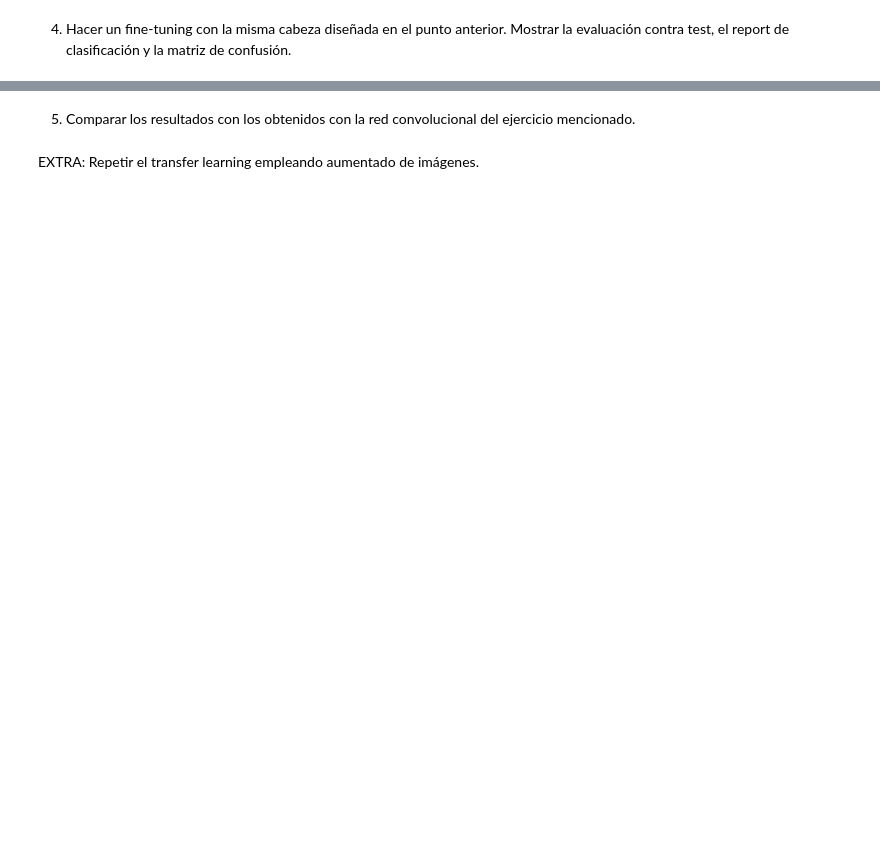
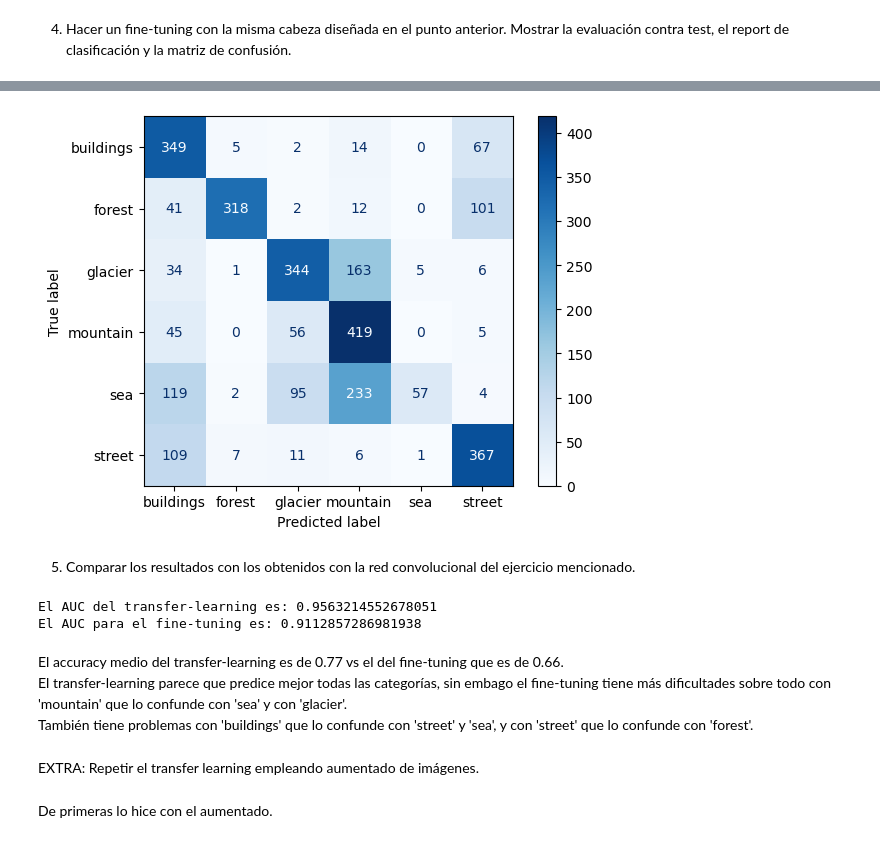
Before and after one commit to ANG112/ONLINE_DS_THEBRIDGE_ALFONSO_NIETO, a Jupyter notebook: 05_Deep_learning/Sprint_19/Unidad_02/Practica_Obligatoria/18_Practica_Obligatoria_Redes_Convolucionales_II__Trasnfer_Learning_y_Fine-Tunning.ipynb, the cells around one changed output, grey strips where cells are left out. Cells and saved outputs as stored; diff of their text form; code cells hidden in the pictures; blank space fills up the shorter version.

```diff
--- a/05_Deep_learning/Sprint_19/Unidad_02/Practica_Obligatoria/18_Practica_Obligatoria_Redes_Convolucionales_II__Trasnfer_Learning_y_Fine-Tunning.ipynb
+++ b/05_Deep_learning/Sprint_19/Unidad_02/Practica_Obligatoria/18_Practica_Obligatoria_Redes_Convolucionales_II__Trasnfer_Learning_y_Fine-Tunning.ipynb
@@ -72,2 +264,23 @@ x = layers.Flatten
 # %% [markdown]
 4. Hacer un fine-tuning con la misma cabeza diseñada en el punto anterior. Mostrar la evaluación contra test, el report de clasificación y la matriz de confusión.
+# %%
+base_model_fine = InceptionV3(input_shape = (IMG_HEIGHT, IMG_WIDTH,3),
+                         include_top=False, # Importante!! # Quitamos la 'cabeza'
+                        weights = None, # Importante!! # Quitamos los pesos
+                        classifier_activation="softmax")
+# %%
+x = layers.Flatten()(base_model_fine.output)
+x = layers.Dense(512, activation='relu')(x)
+x = layers.Dropout(0.5)(x)
+x= layers.Dense(256, activation = 'relu')(x)
+x= layers.Dense(6, activation='softmax')(x)
+
+model_fine = tf.keras.models.Model(base_model_fine.input,x)
+
+model_fine.compile(
+    optimizer = 'adam',
+    loss = 'categorical_crossentropy',
+    metrics = ['accuracy']
+)
+# %%
+history = model_fine.fit(train_generator, validation_data = val_generator, steps_per_epoch = 100, epochs = 10)
@@ -73,0 +318,4 @@ x = layers.Flatten
+# %%
+# Generar predicciones
+y_pred_fine = model_fine.predict(X_test)
+y_pred_classes_fine = np.argmax(y_pred_fine, axis=1)
@@ -74,5 +340,30 @@ x = layers.Flatten
+# %%
+conf_matrix = confusion_matrix(y_test, y_pred_classes_fine)
+labels = list(categories_paisajes.keys())
+disp = ConfusionMatrixDisplay(confusion_matrix=conf_matrix, display_labels=labels)
+disp.plot(cmap=plt.cm.Blues)
+plt.show()
+# %% [output]
+[figure, added]
 # %% [markdown]
 5. Comparar los resultados con los obtenidos con la red convolucional del ejercicio mencionado.
+# %%
+# No sé muy bien a qué se refiere el enunciado. Supongo que hay que compara los resultados entre el transfer-learning y el fine-tuning...
+from sklearn.metrics import roc_auc_score
+
+auc_transfer = roc_auc_score(y_test, y_pred, multi_class='ovr')
+auc_fine = roc_auc_score(y_test,y_pred_fine, multi_class='ovr')
+print(f'El AUC del transfer-learning es: {auc_transfer}')
+print(f'El AUC para el fine-tuning es: {auc_fine}')
+# %% [output]
+El AUC del transfer-learning es: 0.9563214552678051
+El AUC para el fine-tuning es: 0.9112857286981938
+# %% [markdown]
+El accuracy medio del transfer-learning es de 0.77 vs el del fine-tuning que es de 0.66.
+El transfer-learning parece que predice mejor todas las categorías, sin embago el fine-tuning tiene más dificultades sobre todo con 'mountain' que lo confunde con 'sea' y con 'glacier'.
+También tiene problemas con 'buildings' que lo confunde con 'street' y 'sea', y con 'street' que lo confunde con 'forest'.
 # %% [markdown]
 EXTRA:
 Repetir el transfer learning empleando aumentado de imágenes.
+# %% [markdown]
+De primeras lo hice con el aumentado.
```
Also changed, not shown: parts of 19 cells of this notebook.
